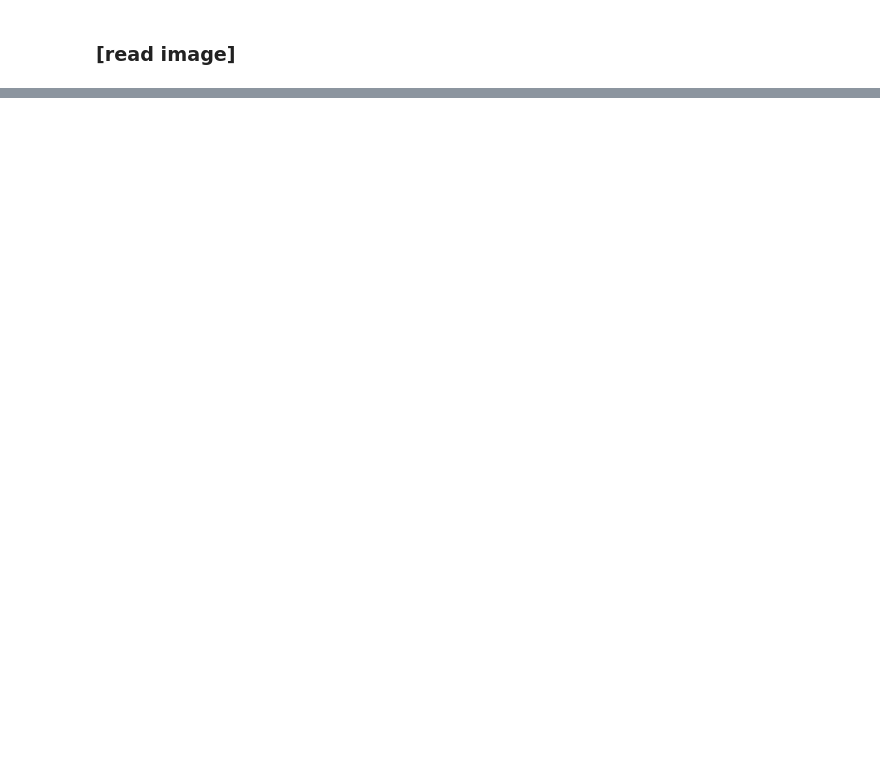
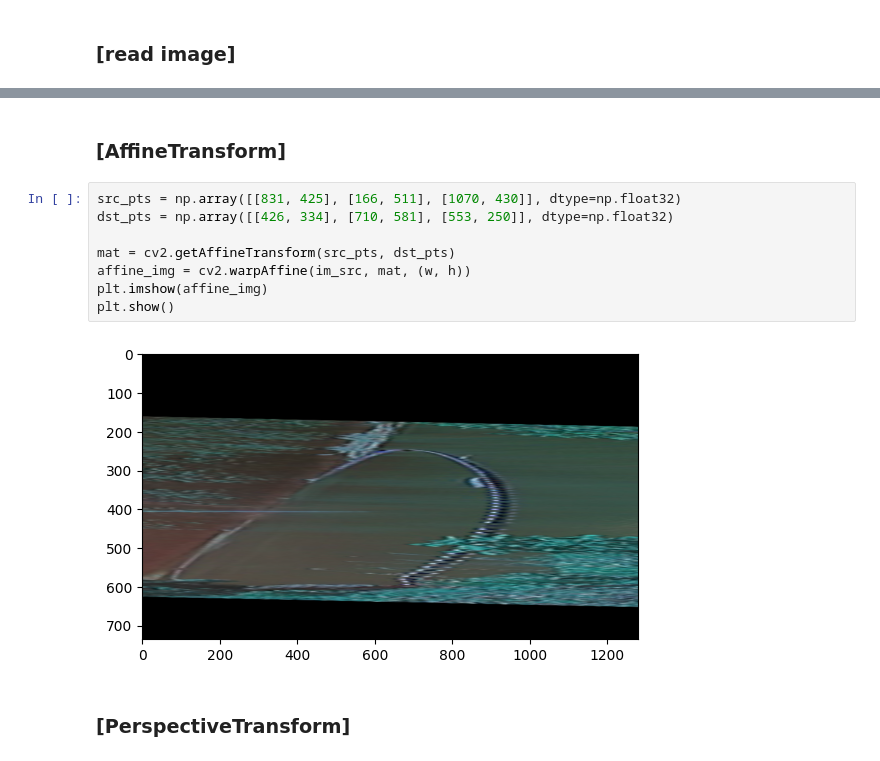
Before and after one commit to kobeline2/boom_labeler, a Jupyter notebook: src/geometric_tranformation/geometric_transform.ipynb, the cells around one changed output, grey strips where cells are left out. Drawn from its saved outputs; the diff is of its cells as text; blank space fills up the shorter version.

```diff
--- a/src/geometric_tranformation/geometric_transform.ipynb
+++ b/src/geometric_tranformation/geometric_transform.ipynb
@@ -22,0 +30,14 @@ cv2.imwrite('data/dst/opencv_perspective_dst.jpg', perspective_img)
+# %% [markdown]
+### [AffineTransform]
+# %%
+src_pts = np.array([[831, 425], [166, 511], [1070, 430]], dtype=np.float32)
+dst_pts = np.array([[426, 334], [710, 581], [553, 250]], dtype=np.float32)
+
+mat = cv2.getAffineTransform(src_pts, dst_pts)
+affine_img = cv2.warpAffine(im_src, mat, (w, h))
+plt.imshow(affine_img)
+plt.show()
+# %% [output]
+[figure, added]
+# %% [markdown]
+### [PerspectiveTransform]
```
Also changed, not shown: parts of 8 cells of this notebook, 5 other files.
